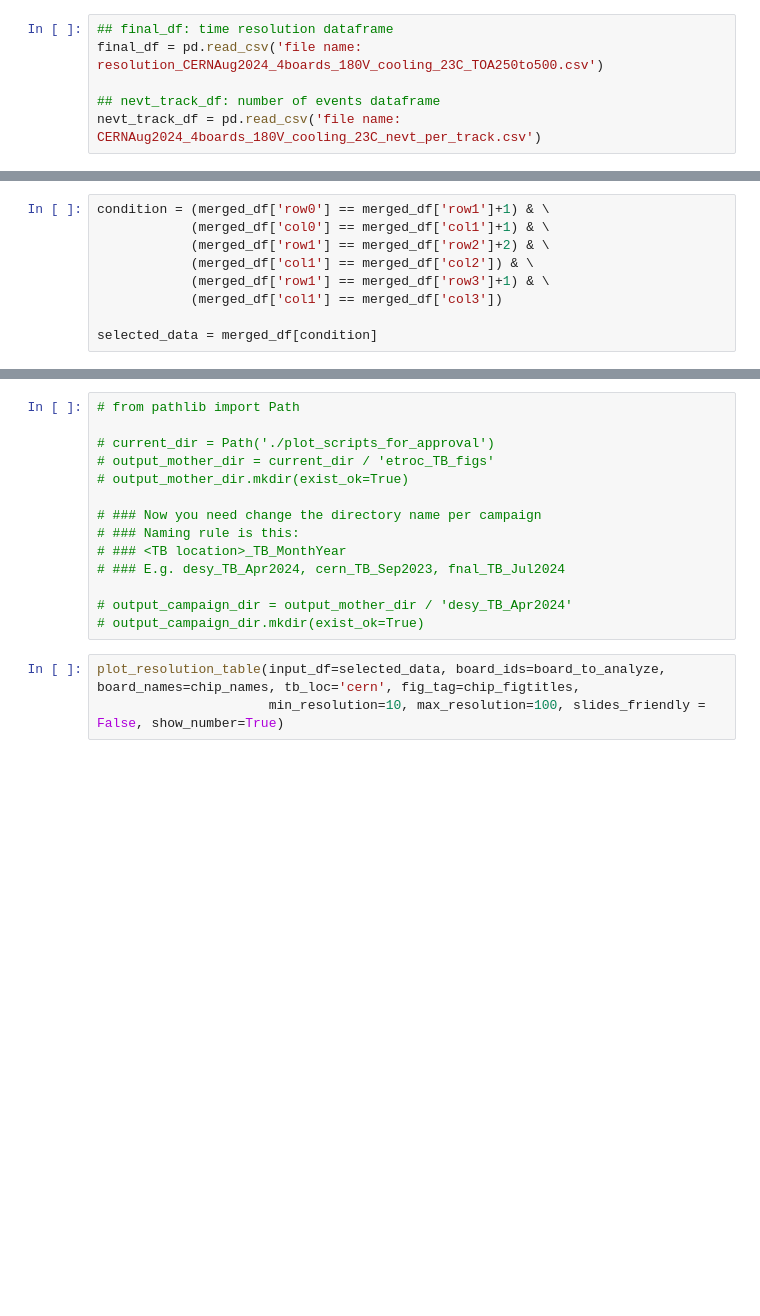
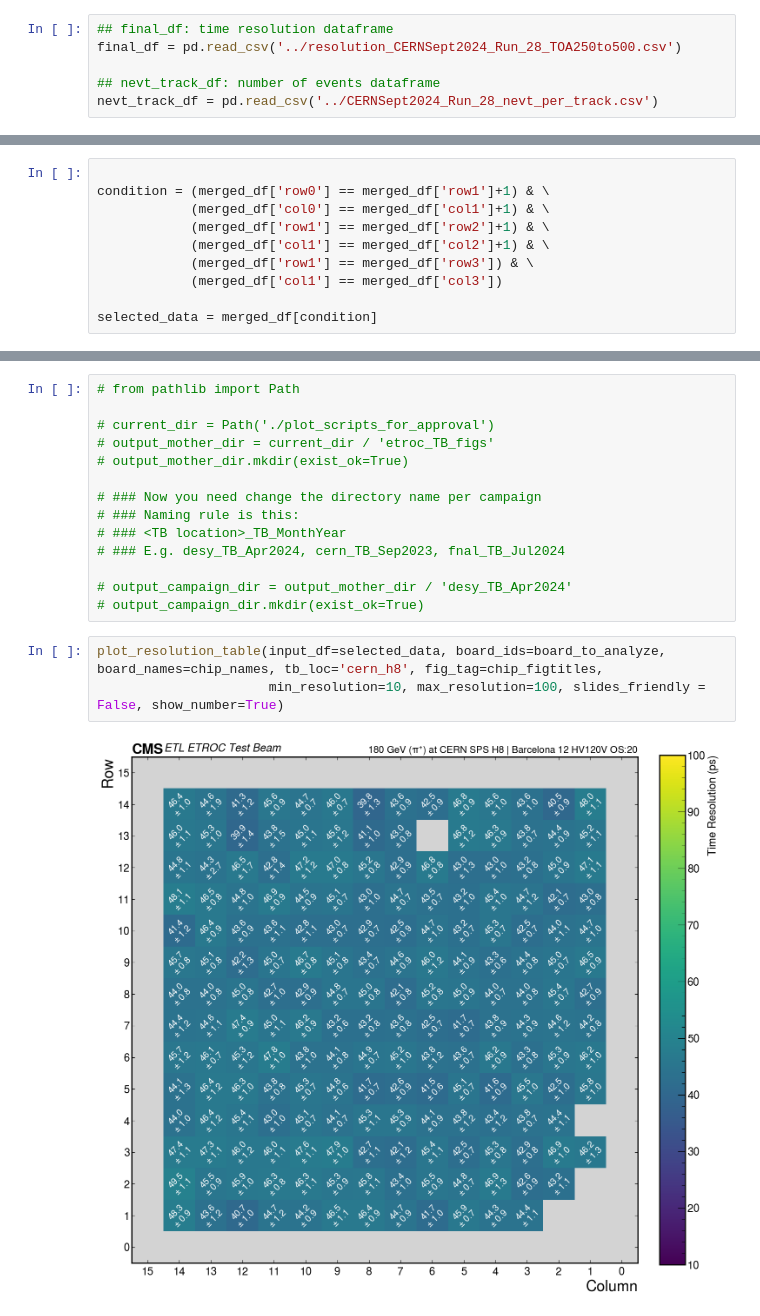
Before and after one commit to CMS-ETROC/ETROC-Analysis, a Jupyter notebook: TestBeam/plot_summary.ipynb, the cells around one changed output, grey strips where cells are left out. Saved outputs shown, nothing was run; the diff lists cells and outputs as text; blank space fills up the shorter version.

Commit message:
Updated plot summary

```diff
--- a/TestBeam/plot_summary.ipynb
+++ b/TestBeam/plot_summary.ipynb
@@ -22,7 +22,7 @@ chip_figtitles = [
 fig_tag="| Trigger TOA 250-500"
 # %%
 ## final_df: time resolution dataframe
-final_df = pd.read_csv('file name: resolution_CERNAug2024_4boards_180V_cooling_23C_TOA250to500.csv')
+final_df = pd.read_csv('../resolution_CERNSept2024_Run_28_TOA250to500.csv')
 
 ## nevt_track_df: number of events dataframe
-nevt_track_df = pd.read_csv('file name: CERNAug2024_4boards_180V_cooling_23C_nevt_per_track.csv')
+nevt_track_df = pd.read_csv('../CERNSept2024_Run_28_nevt_per_track.csv')
@@ -32,11 +78,12 @@ merged_df.sort_values(by=['nevt'], ascending=False).reset_index(drop=True)
 # %% [markdown]
 ## Define condition by track pixel combinations from merged_df
 # %%
+
 condition = (merged_df['row0'] == merged_df['row1']+1) & \
             (merged_df['col0'] == merged_df['col1']+1) & \
-            (merged_df['row1'] == merged_df['row2']+2) & \
-            (merged_df['col1'] == merged_df['col2']) & \
-            (merged_df['row1'] == merged_df['row3']+1) & \
+            (merged_df['row1'] == merged_df['row2']+1) & \
+            (merged_df['col1'] == merged_df['col2']+1) & \
+            (merged_df['row1'] == merged_df['row3']) & \
             (merged_df['col1'] == merged_df['col3'])
 
 selected_data = merged_df[condition]
@@ -98,5 +145,7 @@ selected_data = merged_df[condition]
 # output_campaign_dir = output_mother_dir / 'desy_TB_Apr2024'
 # output_campaign_dir.mkdir(exist_ok=True)
 # %%
-plot_resolution_table(input_df=selected_data, board_ids=board_to_analyze, board_names=chip_names, tb_loc='cern', fig_tag=chip_figtitles,
+plot_resolution_table(input_df=selected_data, board_ids=board_to_analyze, board_names=chip_names, tb_loc='cern_h8', fig_tag=chip_figtitles,
                       min_resolution=10, max_resolution=100, slides_friendly = False, show_number=True)
+# %% [output]
+[figure, added]
```
Also changed, not shown: parts of 6 cells of this notebook.
